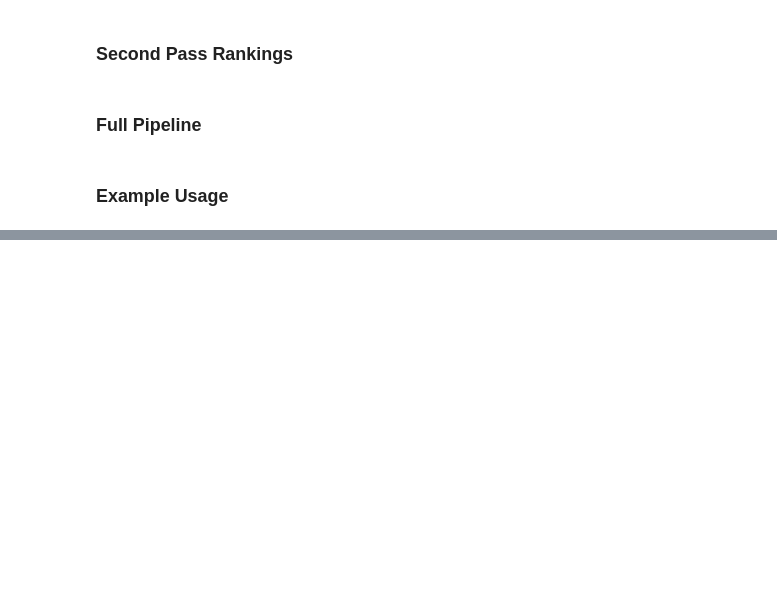
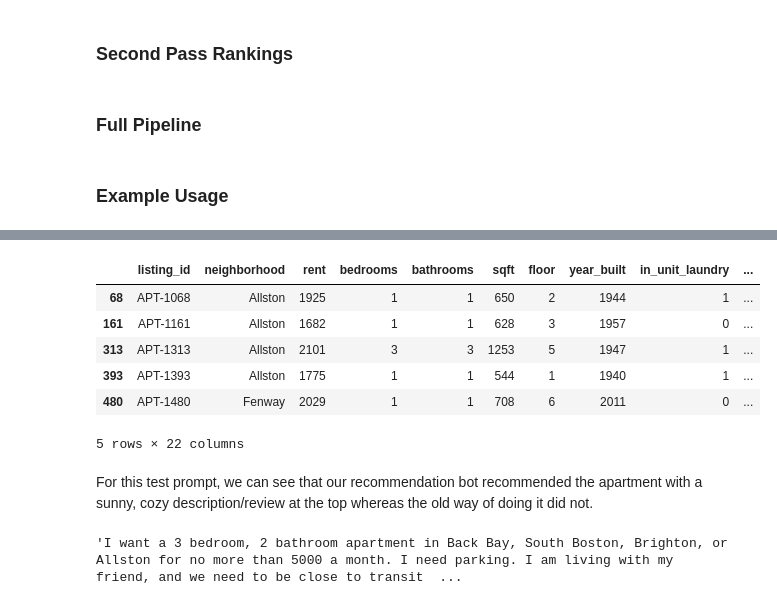
Before and after one commit to haleymartin-6/Apartments4604, a Jupyter notebook: apartments_dot_com_final.ipynb, the cells around one changed output, grey strips where cells are left out. Drawn from its saved outputs; the diff is of its cells as text; code cells hidden in the pictures; blank space fills up the shorter version.

```diff
--- a/apartments_dot_com_final.ipynb
+++ b/apartments_dot_com_final.ipynb
@@ -371,0 +494,16 @@ display(results["other_apartments"][cols_to_show].head(20))
+# %%
+test_df_1
+# %% [output]
+|  | listing_id | neighborhood | rent | bedrooms | bathrooms | sqft | floor | year_built | in_unit_laundry | ... |
+| 68 | APT-1068 | Allston | 1925 | 1 | 1 | 650 | 2 | 1944 | 1 | ... |
+| 161 | APT-1161 | Allston | 1682 | 1 | 1 | 628 | 3 | 1957 | 0 | ... |
+| 313 | APT-1313 | Allston | 2101 | 3 | 3 | 1253 | 5 | 1947 | 1 | ... |
+| 393 | APT-1393 | Allston | 1775 | 1 | 1 | 544 | 1 | 1940 | 1 | ... |
+| 480 | APT-1480 | Fenway | 2029 | 1 | 1 | 708 | 6 | 2011 | 0 | ... |
+5 rows × 22 columns
+# %% [markdown]
+For this test prompt, we can see that our recommendation bot recommended the apartment with a sunny, cozy description/review at the top whereas the old way of doing it did not.
+# %%
+test_prompt_2
+# %% [output]
+'I want a 3 bedroom, 2 bathroom apartment in Back Bay, South Boston, Brighton, or Allston for no more than 5000 a month. I need parking. I am living with my friend, and we need to be close to transit  ...
```
Also changed, not shown: parts of 25 cells of this notebook.
